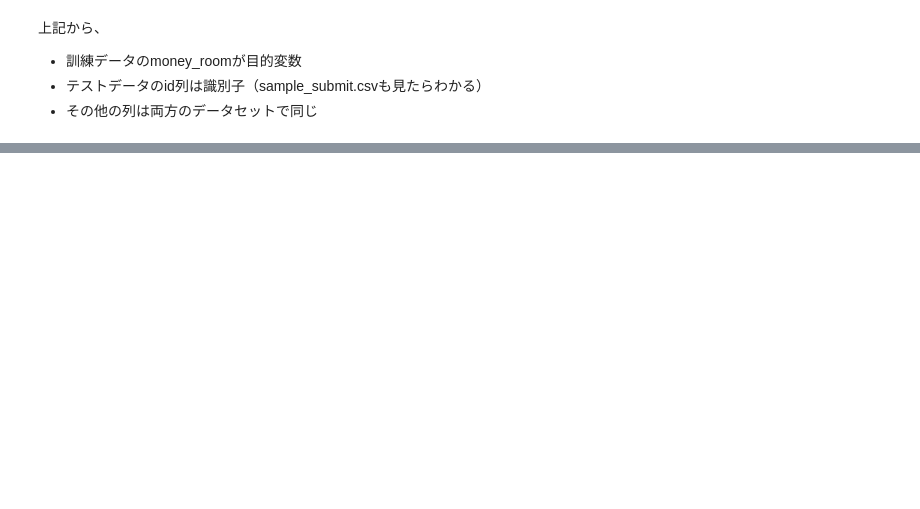
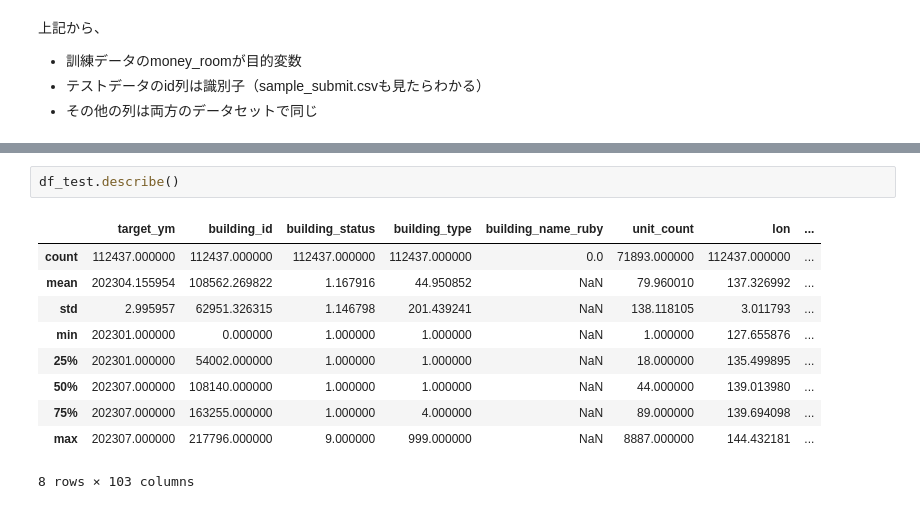
Before and after one commit to iwatsuki-yuuki/Signate_RealEstatePrices, a Jupyter notebook: notebooks/main.ipynb, the cells around one changed output, grey strips where cells are left out. Drawn from its saved outputs; the diff is of its cells as text; blank space fills up the shorter version.

```diff
--- a/notebooks/main.ipynb
+++ b/notebooks/main.ipynb
@@ -61,0 +98,13 @@ df_test.head()
+# %%
+df_test.describe()
+# %% [output]
+|  | target_ym | building_id | building_status | building_type | building_name_ruby | unit_count | lon | ... |
+| count | 112437.000000 | 112437.000000 | 112437.000000 | 112437.000000 | 0.0 | 71893.000000 | 112437.000000 | ... |
+| mean | 202304.155954 | 108562.269822 | 1.167916 | 44.950852 | NaN | 79.960010 | 137.326992 | ... |
+| std | 2.995957 | 62951.326315 | 1.146798 | 201.439241 | NaN | 138.118105 | 3.011793 | ... |
+| min | 202301.000000 | 0.000000 | 1.000000 | 1.000000 | NaN | 1.000000 | 127.655876 | ... |
+| 25% | 202301.000000 | 54002.000000 | 1.000000 | 1.000000 | NaN | 18.000000 | 135.499895 | ... |
+| 50% | 202307.000000 | 108140.000000 | 1.000000 | 1.000000 | NaN | 44.000000 | 139.013980 | ... |
+| 75% | 202307.000000 | 163255.000000 | 1.000000 | 4.000000 | NaN | 89.000000 | 139.694098 | ... |
+| max | 202307.000000 | 217796.000000 | 9.000000 | 999.000000 | NaN | 8887.000000 | 144.432181 | ... |
+8 rows × 103 columns
```
Also changed, not shown: parts of 84 cells of this notebook.
